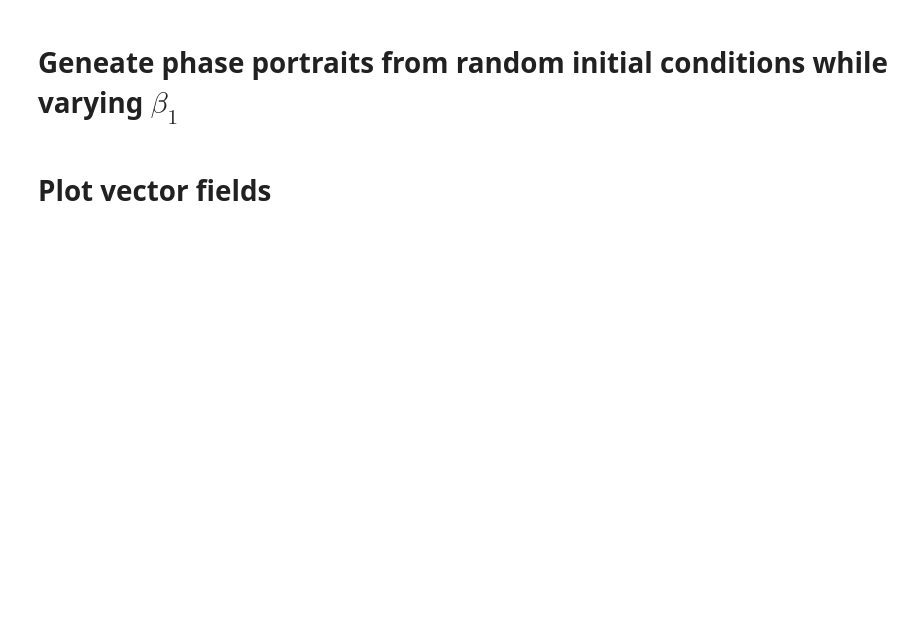
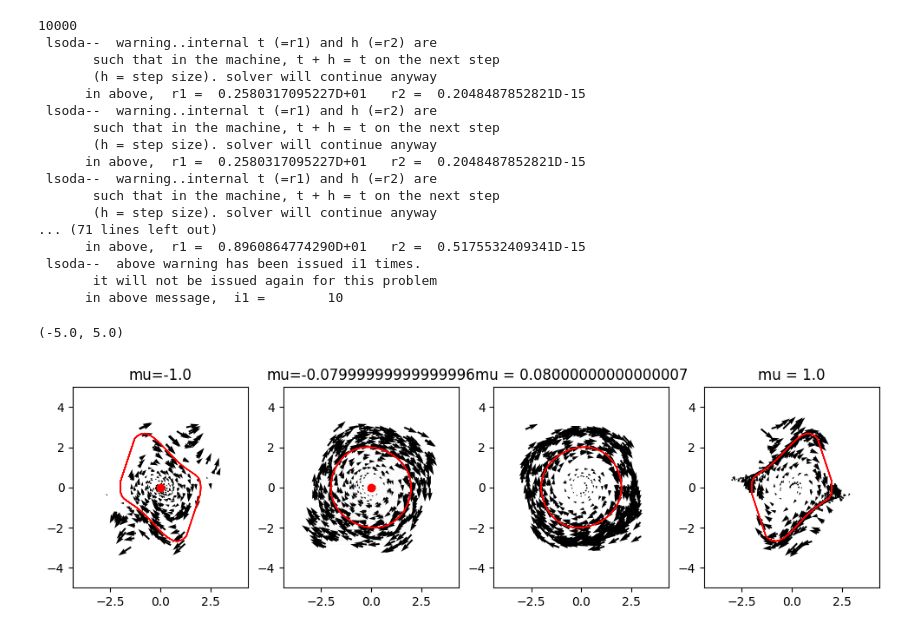
Before and after one commit to agosztolai/MARBLE, a Jupyter notebook: examples/Figure_2_vanderpol.ipynb, the cells around one changed output. Cells and saved outputs as stored; diff of their text form; code cells hidden in the pictures; blank space fills up the shorter version.

```diff
--- a/examples/Figure_2_vanderpol.ipynb
+++ b/examples/Figure_2_vanderpol.ipynb
@@ -17,16 +35,63 @@ area = [[-3,-3],[3,3]]
-# %% [markdown]
-# Geneate phase portraits from random initial conditions while varying $\beta_1$
-# %%
-n_mus = 30
-mu = np.linspace(-2, 2, n_mus)
-
-pos, vel = [], []
-X0_range = dynamics.initial_conditions(n, len(mu), area)
-for X0, m in zip(X0_range, mu):
-    p, v = dynamics.simulate_vanderpol(m, X0, t)
-    pos.append(np.vstack(p))
-    vel.append(np.vstack(v))
-
-pos, vel = dynamics.embed_parabola(pos, vel)
-# %% [markdown]
-# Plot vector fields
+# %%
+# simulate some long trajectories to plot attractor
+t_long = np.arange(0, 100, 0.01)
+print(len(t_long))
+X0 = dynamics.initial_conditions(1, len(mus), area)
+p_long, v_long = [], []
+for X0, m in zip(X0, mus):
+    p, v = dynamics.simulate_vanderpol(m, X0, t_long)
+    p_long.append(p[0][-2000:])
+    v_long.append(v[0][-2000:])
+
+# plot trajectories and attractor
+fig, ax = plt.subplots(1, 4, figsize=(12, 3))
+plotting.plot_phase_portrait(pos[0][:, :2], 0.05*vel[0][:, :2], ax[0], lw=.01, style='>')
+ax[0].scatter(0, 0, c='r', zorder=10)
+ax[0].plot(-p_long[-1][:, 0], p_long[-1][:, 1], '-', c='r', lw=1, zorder=10)
+ax[0].axis('equal')
+ax[0].set_title(f"mu={mus[0]}")
+ax[0].set_xlim(-5, 5)
+ax[0].set_ylim(-5, 5)
+
+
+plotting.plot_phase_portrait(pos[n_mus//2-2][:, :2], 0.05*vel[n_mus//2-2][:, :2], ax[1], lw=.01, style='->')
+ax[1].scatter(0, 0, c='r', zorder=10)
+ax[1].plot(-p_long[n_mus//2+2][:, 0], p_long[n_mus//2+2][:, 1], c='r', lw=1, zorder=10)
+ax[1].axis('equal')
+ax[1].set_title(f"mu={mus[n_mus//2-2]}")
+ax[1].set_xlim(-5, 5)
+ax[1].set_ylim(-5, 5)
+
+plotting.plot_phase_portrait(pos[n_mus//2+2][:, :2], 0.05*vel[n_mus//2+2][:, :2], ax[2], lw=.01, style='>')
+ax[2].plot(p_long[n_mus//2+2][:, 0], p_long[n_mus//2+2][:, 1], c='r', lw=1, zorder=10)
+ax[2].axis('equal')
+ax[2].set_title(f"mu = {mus[n_mus//2+2]}")
+ax[2].set_xlim(-5, 5)
+ax[2].set_ylim(-5, 5)
+
+plotting.plot_phase_portrait(pos[-1][:, :2], 0.05*vel[-1][:, :2], ax[3],  lw=.01, style='>')
+ax[3].plot(p_long[-1][:, 0], p_long[-1][:, 1], '-', c='r', lw=1, zorder=10)
+ax[3].axis('equal')
+ax[3].set_title(f"mu = {mus[-1]}")
+ax[3].set_xlim(-5, 5)
+ax[3].set_ylim(-5, 5)
+# %% [output]
+10000
+ lsoda--  warning..internal t (=r1) and h (=r2) are
+       such that in the machine, t + h = t on the next step
+       (h = step size). solver will continue anyway
+      in above,  r1 =  0.2580317095227D+01   r2 =  0.2048487852821D-15
+ lsoda--  warning..internal t (=r1) and h (=r2) are
+       such that in the machine, t + h = t on the next step
+       (h = step size). solver will continue anyway
+      in above,  r1 =  0.2580317095227D+01   r2 =  0.2048487852821D-15
+ lsoda--  warning..internal t (=r1) and h (=r2) are
+       such that in the machine, t + h = t on the next step
+       (h = step size). solver will continue anyway
+... (71 lines left out)
+      in above,  r1 =  0.8960864774290D+01   r2 =  0.5175532409341D-15
+ lsoda--  above warning has been issued i1 times.
+       it will not be issued again for this problem
+      in above message,  i1 =        10
+(-5.0, 5.0)
+[figure, added]
```
Also changed, not shown: parts of 18 cells of this notebook, 6 other files.
